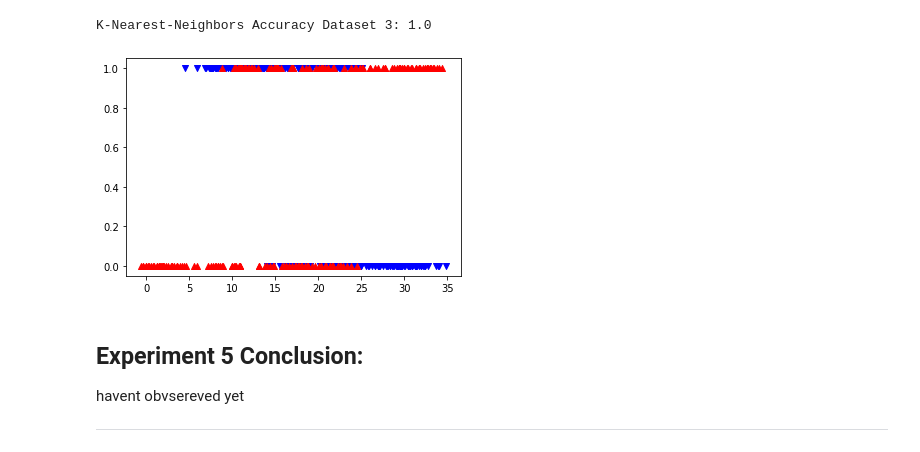
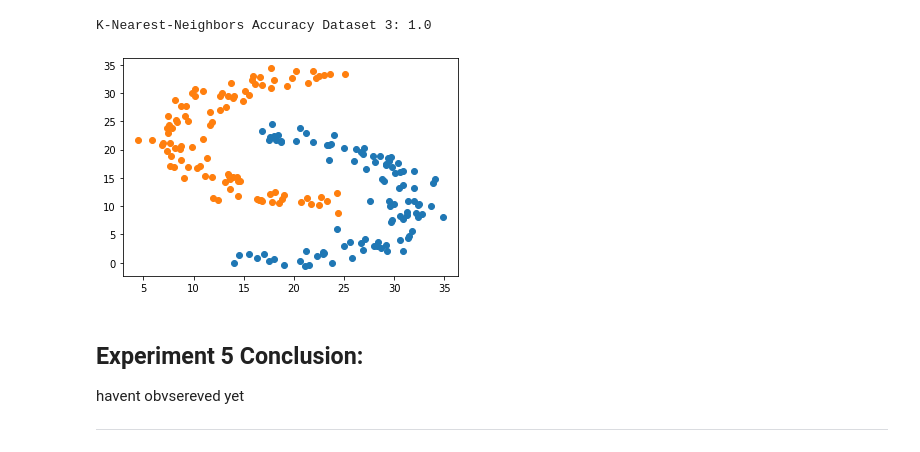
Before and after one commit to connerccook/Classifier-Decision-Boundaries-and-SVM-Kernels, a Jupyter notebook: project4.ipynb, the cells around one changed output. Drawn from its saved outputs; the diff is of its cells as text; code cells hidden in the pictures.

```diff
--- a/project4.ipynb
+++ b/project4.ipynb
@@ -181,12 +178,12 @@ knn3_pred = knn3.predict(df3_x)
 print(f"K-Nearest-Neighbors Accuracy Dataset 3: {metrics.accuracy_score(df3_y, knn3_pred)}")
 # %% [output]
 K-Nearest-Neighbors Accuracy Dataset 3: 1.0
-# %%
-plt.scatter(df3['x1'], df3['t'], color = 'b', marker = 'v')
-plt.scatter(df3['x2'], df3['t'], color = 'r', marker = '^')
-plt.show()
-# %% [output]
-[figure, removed]
+# %%
+for val in range(2):
+    row_ix = np.where(df3_y == val)[0]
+    plt.scatter(df3_x.take(row_ix).x1, df3_x.take(row_ix).x2, cmap='Paired')
+# %% [output]
+[figure, added]
 # %% [markdown]
 ## Experiment 5 Conclusion:
 havent obvsereved yet
```
Also changed, not shown: parts of 13 cells of this notebook.
